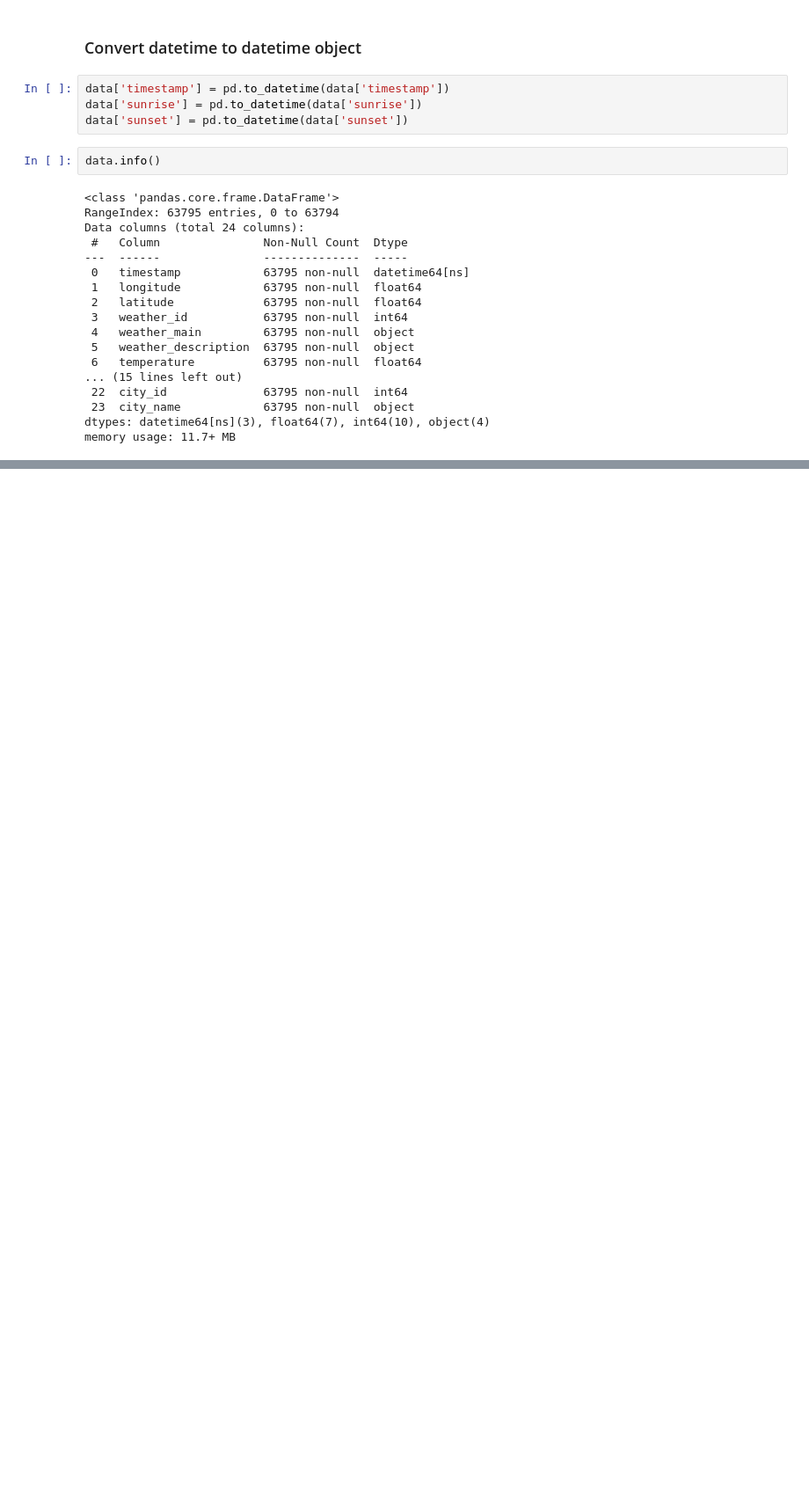
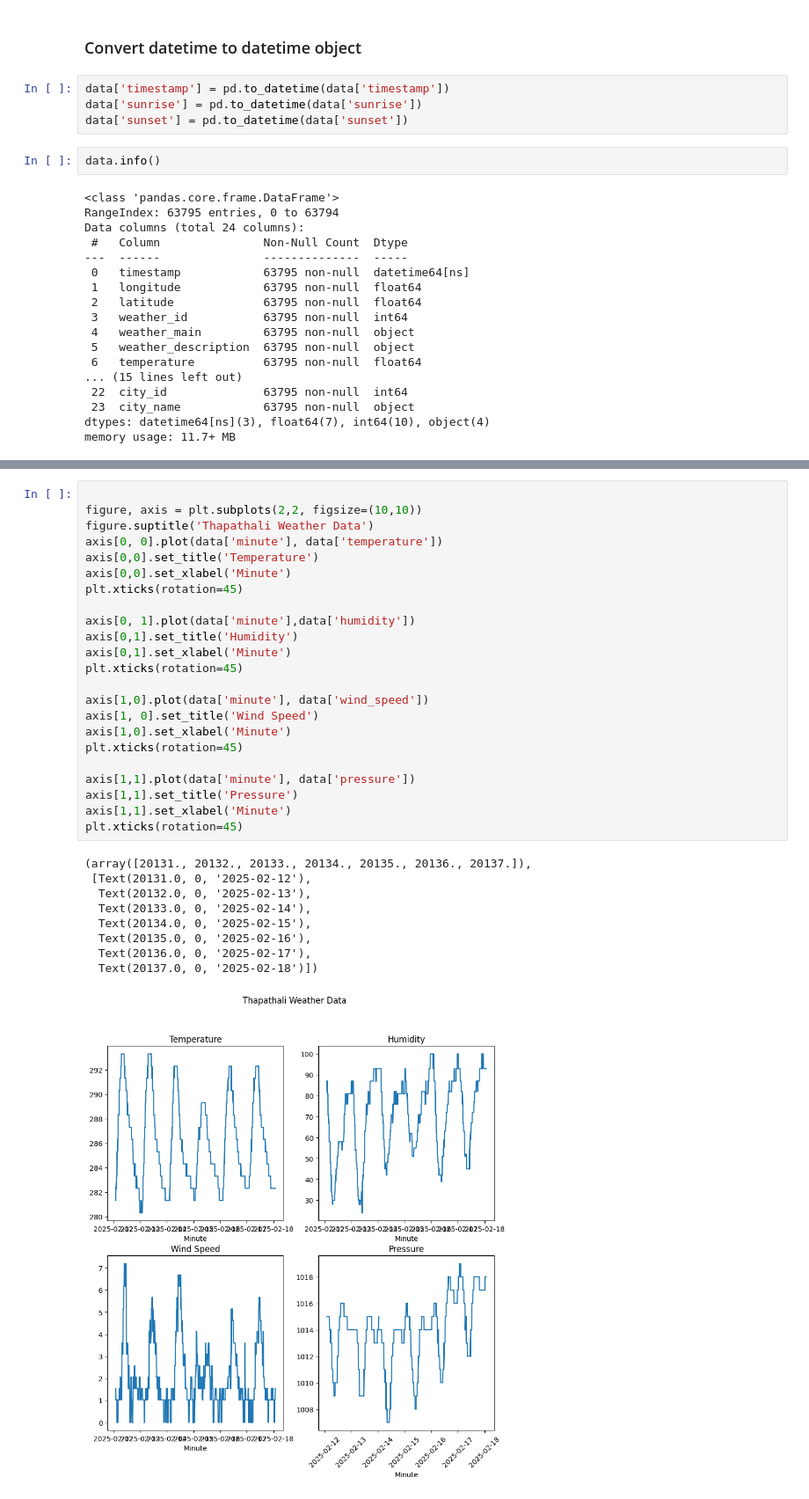
Before and after one commit to jin-raii/weather-web-app, a Jupyter notebook: weather_data.ipynb, the cells around one changed output, grey strips where cells are left out. Shown at 88% size. Drawn from its saved outputs; the diff is of its cells as text; blank space fills up the shorter version.

Commit message:
added subplot of temp, humidity, wind_speed and pressure

```diff
--- a/weather_data.ipynb
+++ b/weather_data.ipynb
@@ -181,0 +255,33 @@ memory usage: 11.7+ MB
+# %%
+
+figure, axis = plt.subplots(2,2, figsize=(10,10))
+figure.suptitle('Thapathali Weather Data')
+axis[0, 0].plot(data['minute'], data['temperature'])
+axis[0,0].set_title('Temperature')
+axis[0,0].set_xlabel('Minute')
+plt.xticks(rotation=45)
+
+axis[0, 1].plot(data['minute'],data['humidity'])
+axis[0,1].set_title('Humidity')
+axis[0,1].set_xlabel('Minute')
+plt.xticks(rotation=45)
+
+axis[1,0].plot(data['minute'], data['wind_speed'])
+axis[1, 0].set_title('Wind Speed')
+axis[1,0].set_xlabel('Minute')
+plt.xticks(rotation=45)
+
+axis[1,1].plot(data['minute'], data['pressure'])
+axis[1,1].set_title('Pressure')
+axis[1,1].set_xlabel('Minute')
+plt.xticks(rotation=45)
+# %% [output]
+(array([20131., 20132., 20133., 20134., 20135., 20136., 20137.]),
+ [Text(20131.0, 0, '2025-02-12'),
+  Text(20132.0, 0, '2025-02-13'),
+  Text(20133.0, 0, '2025-02-14'),
+  Text(20134.0, 0, '2025-02-15'),
+  Text(20135.0, 0, '2025-02-16'),
+  Text(20136.0, 0, '2025-02-17'),
+  Text(20137.0, 0, '2025-02-18')])
+[figure, added]
```
Also changed, not shown: parts of 12 cells of this notebook.
